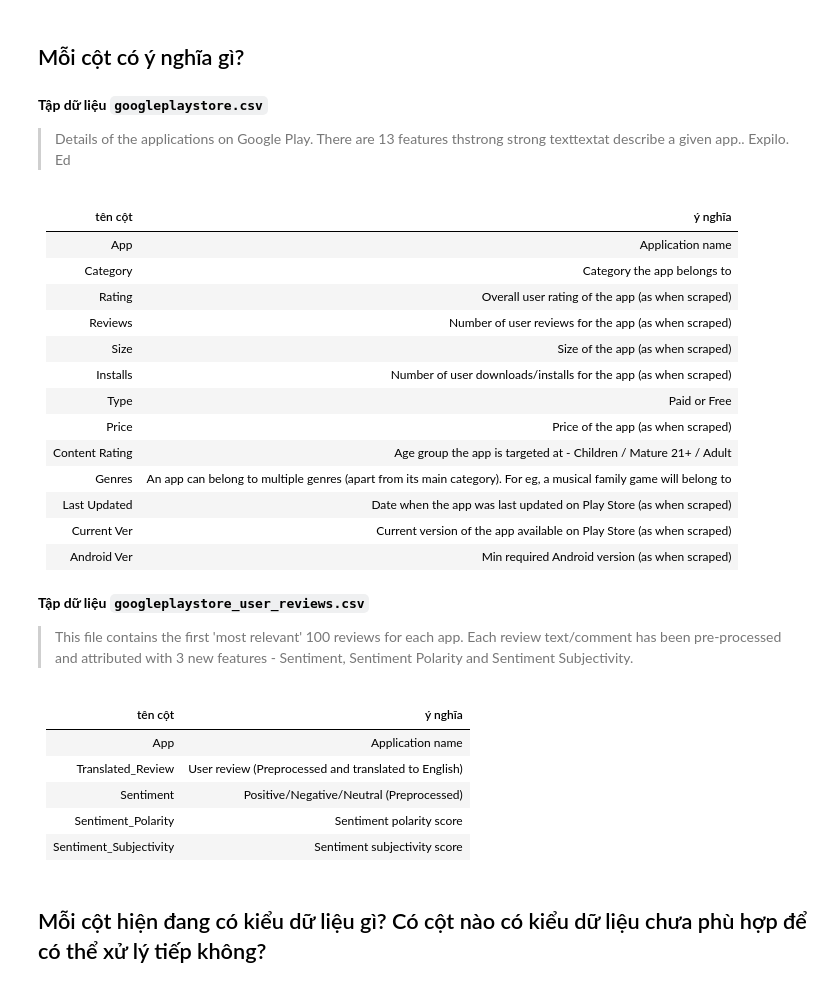
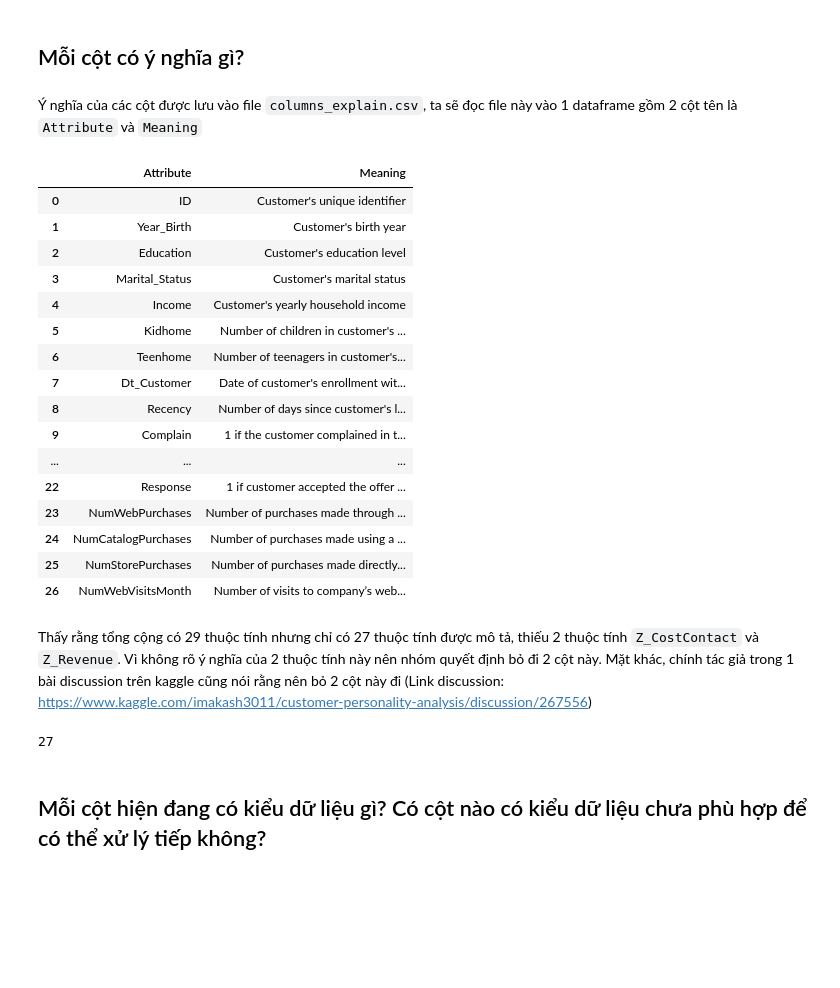
Before and after one commit to ngminhluong/CDS-EndTerm, a Jupyter notebook: Source/Main.ipynb, the cells around one changed output. Saved outputs shown, nothing was run; the diff lists cells and outputs as text; code cells hidden in the pictures; blank space fills up the shorter version.

Commit message:
1/2 preprocess

```diff
--- a/Source/Main.ipynb
+++ b/Source/Main.ipynb
@@ -122,34 +89,35 @@ reviews.shape
 # %% [markdown]
 ## Mỗi cột có ý nghĩa gì?
-# %% [markdown]
-**Tập dữ liệu `googleplaystore.csv`**
-> Details of the applications on Google Play. There are 13 features thstrong strong texttextat describe a given app.. Expilo. Ed
-# %% [markdown]
-|tên cột|ý nghĩa|
-|-|-|
-|App|Application name|
-|Category|Category the app belongs to|
-|Rating|Overall user rating of the app (as when scraped)|
-|Reviews|Number of user reviews for the app (as when scraped)|
-|Size|Size of the app (as when scraped)|
-|Installs|Number of user downloads/installs for the app (as when scraped)|
-|Type|Paid or Free|
-|Price|Price of the app (as when scraped)|
-|Content Rating|Age group the app is targeted at - Children / Mature 21+ / Adult|
-|Genres|An app can belong to multiple genres (apart from its main category). For eg, a musical family game will belong to|
-|Last Updated|Date when the app was last updated on Play Store (as when scraped)|
-|Current Ver|Current version of the app available on Play Store (as when scraped)|
-|Android Ver|Min required Android version (as when scraped)|
-# %% [markdown]
-**Tập dữ liệu `googleplaystore_user_reviews.csv`**
-> This file contains the first 'most relevant' 100 reviews for each app. Each review text/comment has been pre-processed and attributed with 3 new features - Sentiment, Sentiment Polarity and Sentiment Subjectivity.
-# %% [markdown]
-|tên cột|ý nghĩa|
-|-|-|
-|App|Application name|
-|Translated_Review|User review (Preprocessed and translated to English)|
-|Sentiment|Positive/Negative/Neutral (Preprocessed)|
-|Sentiment_Polarity|Sentiment polarity score|
-|Sentiment_Subjectivity|Sentiment subjectivity score|
+# %% [markdown]
+Ý nghĩa của các cột được lưu vào file `columns_explain.csv`, ta sẽ đọc file này vào 1 dataframe gồm 2 cột tên là `Attribute` và `Meaning`
+# %%
+pd.set_option('display.max_colwidth', None) # in đầy đủ thông tin, thay vì "..."
+pd.read_csv('../Data/columns_explain.csv', sep='\t', names = ['Attribute', 'Meaning'])
+# %% [output]
+|  | Attribute | Meaning |
+| 0 | ID | Customer's unique identifier |
+| 1 | Year_Birth | Customer's birth year |
+| 2 | Education | Customer's education level |
+| 3 | Marital_Status | Customer's marital status |
+| 4 | Income | Customer's yearly household income |
+| 5 | Kidhome | Number of children in customer's ... |
+| 6 | Teenhome | Number of teenagers in customer's... |
+| 7 | Dt_Customer | Date of customer's enrollment wit... |
+| 8 | Recency | Number of days since customer's l... |
+| 9 | Complain | 1 if the customer complained in t... |
+| ... | ... | ... |
+| 22 | Response | 1 if customer accepted the offer ... |
+| 23 | NumWebPurchases | Number of purchases made through ... |
+| 24 | NumCatalogPurchases | Number of purchases made using a ... |
+| 25 | NumStorePurchases | Number of purchases made directly... |
+| 26 | NumWebVisitsMonth | Number of visits to company’s web... |
+# %% [markdown]
+Thấy rằng tổng cộng có 29 thuộc tính nhưng chỉ có 27 thuộc tính được mô tả, thiếu 2 thuộc tính `Z_CostContact` và `Z_Revenue`. Vì không rõ ý nghĩa của 2 thuộc tính này nên nhóm quyết định bỏ đi 2 cột này. Mặt khác, chính tác giả trong 1 bài discussion trên kaggle cũng nói rằng nên bỏ 2 cột này đi (Link discussion: https://www.kaggle.com/imakash3011/customer-personality-analysis/discussion/267556)
+# %%
+# bỏ đi 2 cột
+mkt_df = mkt_df.drop(columns=['Z_CostContact', 'Z_Revenue'])
+len(mkt_df.columns)
+# %% [output]
+27
 # %% [markdown]
 ## Mỗi cột hiện đang có kiểu dữ liệu gì? Có cột nào có kiểu dữ liệu chưa phù hợp để có thể xử lý tiếp không?
```
Also changed, not shown: parts of 72 cells of this notebook.
